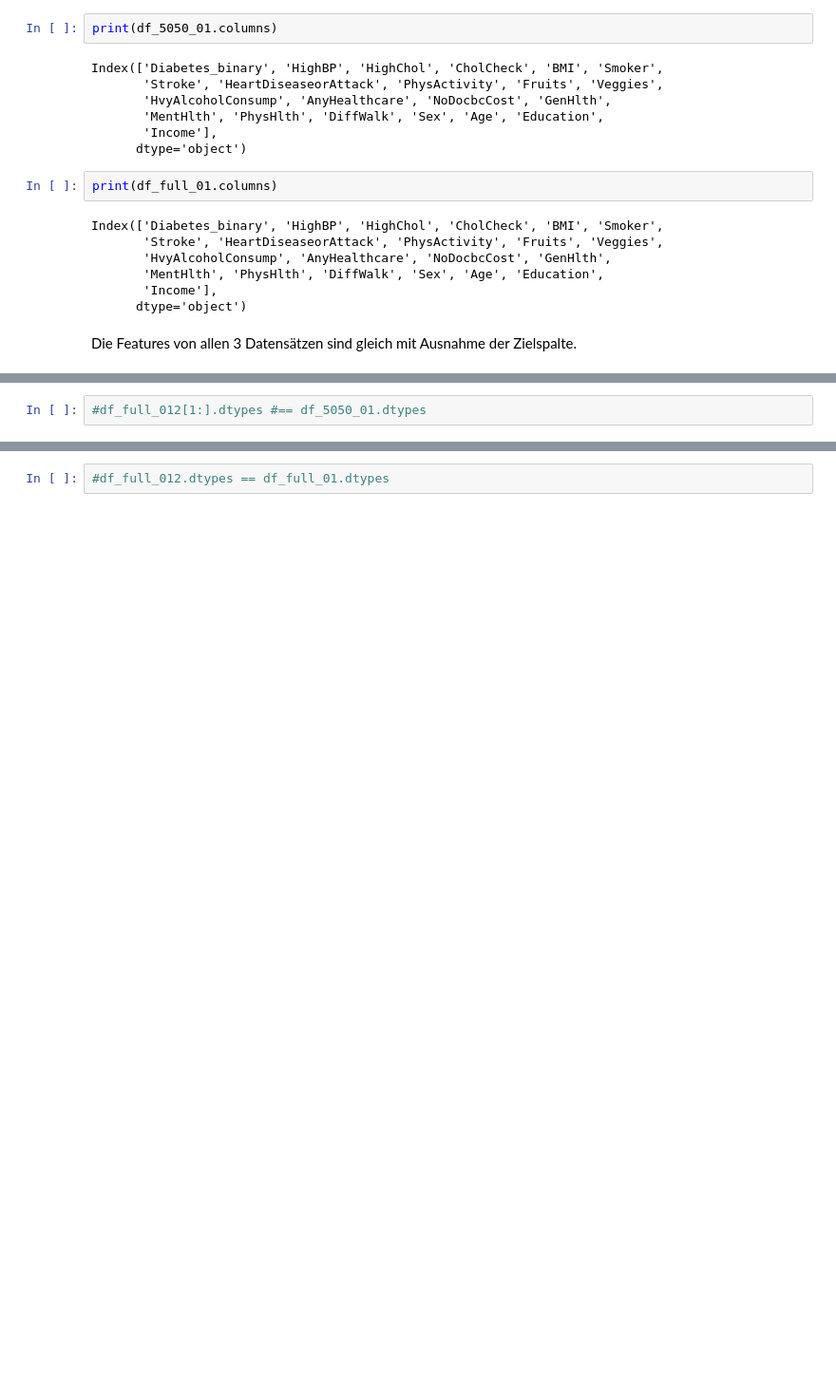
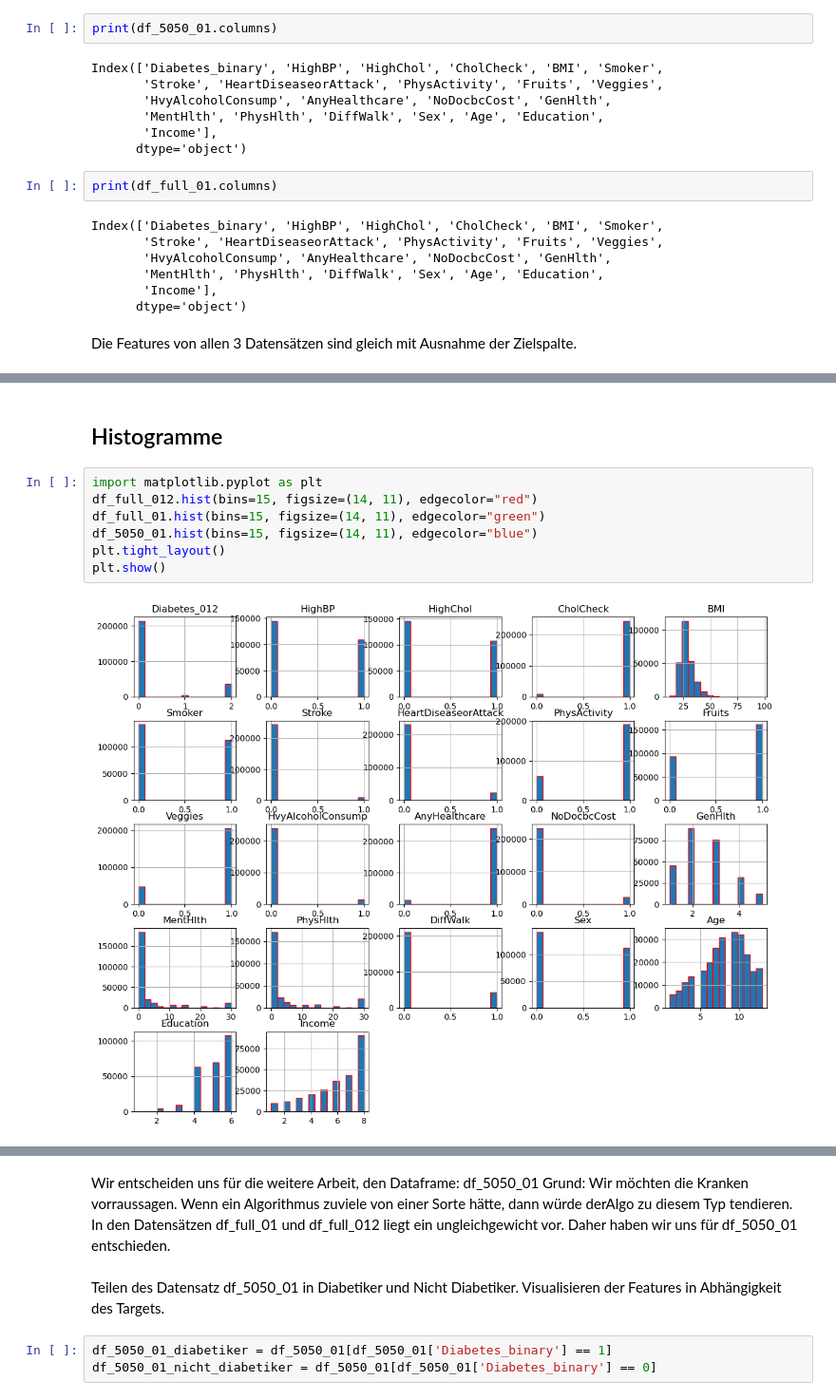
Before and after one commit to AhmadAboud/ml_project_diabetic_prediction, a Jupyter notebook: Daten/InputDatenAnalyse.ipynb, the cells around one changed output, grey strips where cells are left out. Shown: that part at 95% size. Cells and saved outputs as stored; diff of their text form; blank space fills up the shorter version.

Commit message:
DatenAnalyse: Datensatz 5050 ausgewählt. Datensatz 5050 getrennt in Diabetiker und NichtDiabetiker

```diff
--- a/Daten/InputDatenAnalyse.ipynb
+++ b/Daten/InputDatenAnalyse.ipynb
@@ -74,2 +173,11 @@ Die Features von allen 3 Datensätzen sind gleich mit Ausnahme der Zielspalte.
+# %% [markdown]
+## Histogramme
 # %%
-#df_full_012[1:].dtypes #== df_5050_01.dtypes
+import matplotlib.pyplot as plt
+df_full_012.hist(bins=15, figsize=(14, 11), edgecolor="red")
+df_full_01.hist(bins=15, figsize=(14, 11), edgecolor="green")
+df_5050_01.hist(bins=15, figsize=(14, 11), edgecolor="blue")
+plt.tight_layout()
+plt.show()
+# %% [output]
+[figure, added]
@@ -76,2 +186,9 @@ Die Features von allen 3 Datensätzen sind gleich mit Ausnahme der Zielspalte.
-# %%
-#df_full_012.dtypes == df_full_01.dtypes
+# %% [markdown]
+Wir entscheiden uns für die weitere Arbeit, den Dataframe: df_5050_01
+Grund: Wir möchten die Kranken vorraussagen. Wenn ein Algorithmus zuviele von einer Sorte hätte, dann würde derAlgo zu diesem Typ tendieren.
+In den Datensätzen df_full_01 und df_full_012 liegt ein ungleichgewicht vor. Daher haben wir uns für df_5050_01 entschieden.
+# %% [markdown]
+Teilen des Datensatz df_5050_01 in Diabetiker und Nicht Diabetiker. Visualisieren der Features in Abhängigkeit des Targets.
+# %%
+df_5050_01_diabetiker = df_5050_01[df_5050_01['Diabetes_binary'] == 1]
+df_5050_01_nicht_diabetiker = df_5050_01[df_5050_01['Diabetes_binary'] == 0]
```
Also changed, not shown: parts of 14 cells of this notebook, 1 other file.
